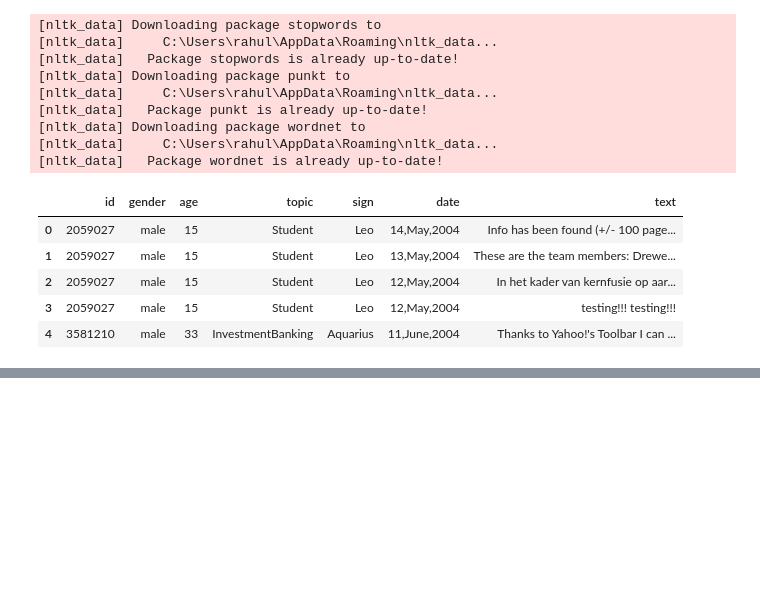
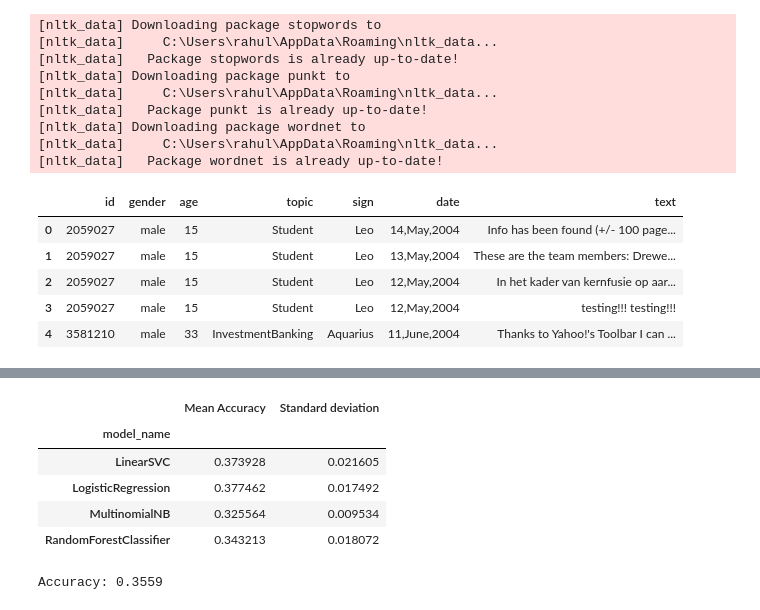
Before and after one commit to iamrahulthorat/BlogTopicClassification, a Jupyter notebook: notebooks/MulticlassTextClassification.ipynb, the cells around one changed output, grey strips where cells are left out. Drawn from its saved outputs; the diff is of its cells as text; code cells hidden in the pictures; blank space fills up the shorter version.

```diff
--- a/notebooks/MulticlassTextClassification.ipynb
+++ b/notebooks/MulticlassTextClassification.ipynb
@@ -183,10 +399,10 @@ X_train, X_test, y_train, y_test = train_test_split(X, y, test_size=0.25, random
 # Model selection
 
 models = [
-    RandomForestClassifier(n_estimators=200, random_state=42),
+    RandomForestClassifier(),
     LinearSVC(),
     MultinomialNB(),
-    LogisticRegression(random_state=42),
+    LogisticRegression(solver="liblinear", C=10, penalty="l2", random_state=42),
 ]
 # Cross-validation
 CV = 5
@@ -198,3 +414,29 @@ for model in models:
     for fold_idx, accuracy in enumerate(accuracies):
         entries.append((model_name, fold_idx, accuracy))
 cv_df = pd.DataFrame(entries, columns=["model_name", "fold_idx", "accuracy"])
+# %%
+# Compare Text Classification Model performance
+
+mean_accuracy = cv_df.groupby("model_name").accuracy.mean()
+std_accuracy = cv_df.groupby("model_name").accuracy.std()
+
+acc = pd.concat([mean_accuracy, std_accuracy], axis=1, ignore_index=True)
+acc.columns = ["Mean Accuracy", "Standard deviation"]
+acc
+# %% [output]
+|  | Mean Accuracy | Standard deviation |
+| model_name |  |  |
+| LinearSVC | 0.373928 | 0.021605 |
+| LogisticRegression | 0.377462 | 0.017492 |
+| MultinomialNB | 0.325564 | 0.009534 |
+| RandomForestClassifier | 0.343213 | 0.018072 |
+# %%
+# Evaluation of Text Classification Model
+
+X_train, X_test, y_train, y_test,indices_train,indices_test = train_test_split(features, labels, df.index, test_size=0.25, random_state=42)
+model = LinearSVC()
+model.fit(X_train, y_train)
+y_pred = model.predict(X_test)
+print("Accuracy: %.4f" % accuracy_score(y_test, y_pred))
+# %% [output]
+Accuracy: 0.3559
```
Also changed, not shown: parts of 29 cells of this notebook, 1 other file.
